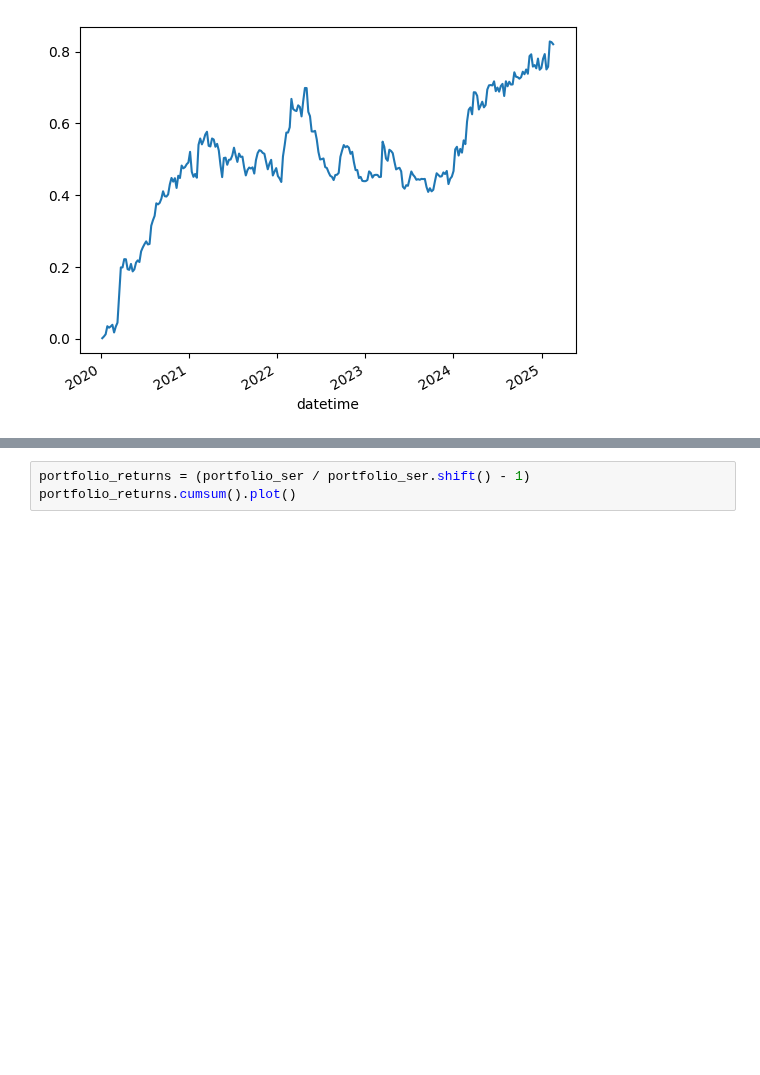
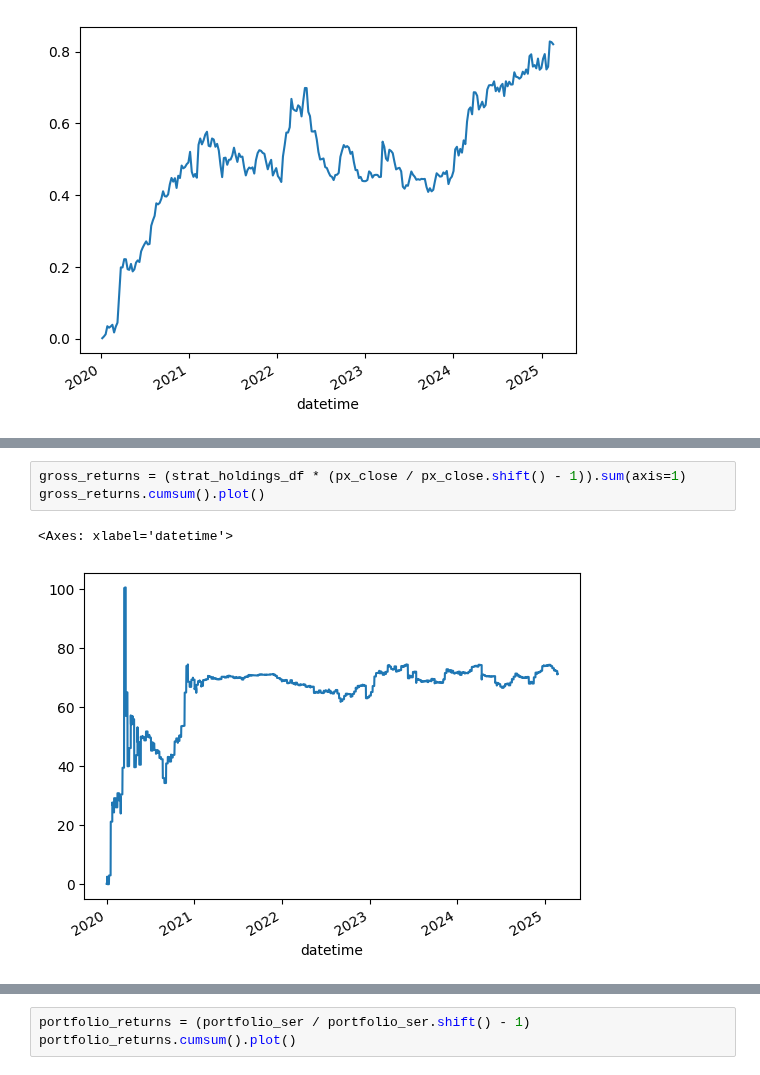
Before and after one commit to wbchristerson/jn-learning, a Jupyter notebook: strategy_10_seasonality.ipynb, the cells around one changed output, grey strips where cells are left out. Drawn from its saved outputs; the diff is of its cells as text; blank space fills up the shorter version.

```diff
--- a/strategy_10_seasonality.ipynb
+++ b/strategy_10_seasonality.ipynb
@@ -293,0 +403,6 @@ bankroll_df
+# %%
+gross_returns = (strat_holdings_df * (px_close / px_close.shift() - 1)).sum(axis=1)
+gross_returns.cumsum().plot()
+# %% [output]
+<Axes: xlabel='datetime'>
+[figure, added]
```
Also changed, not shown: parts of 20 cells of this notebook.
